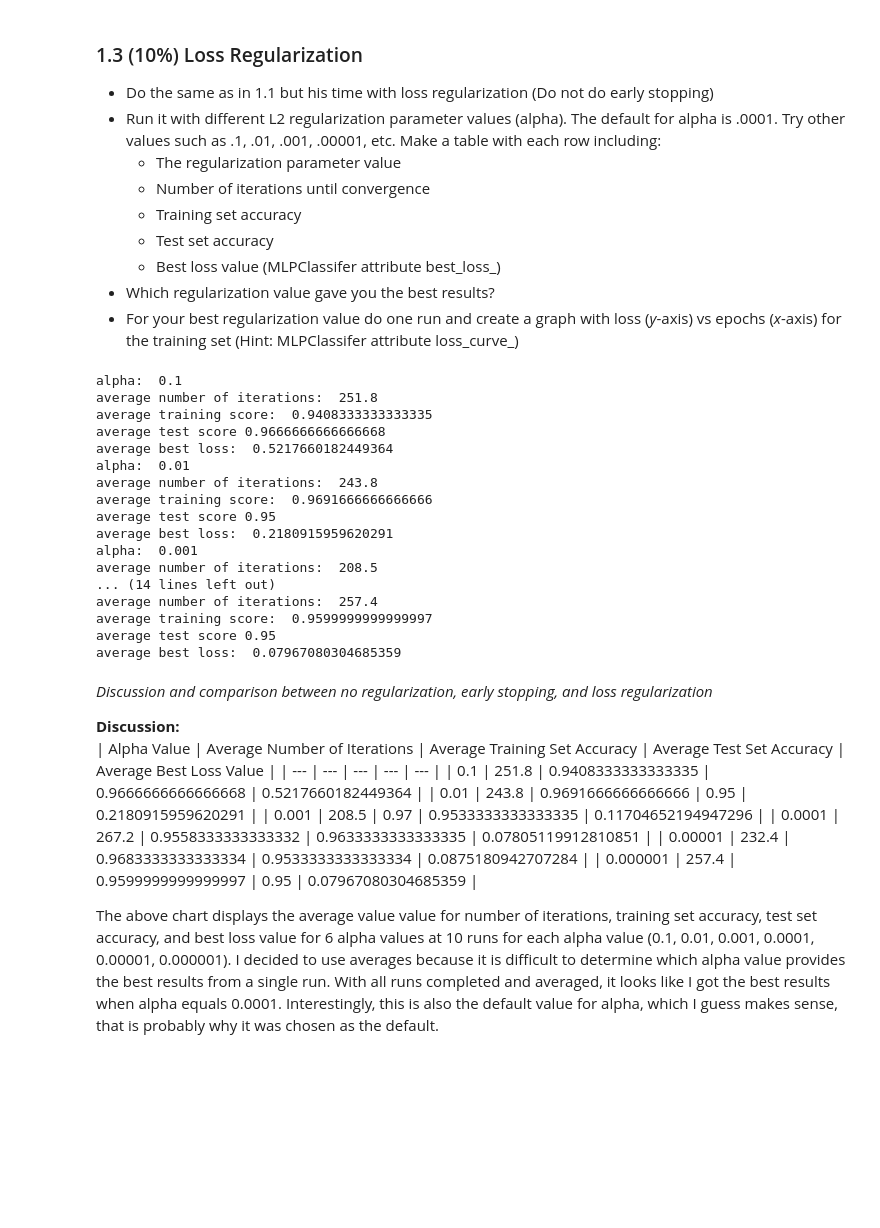
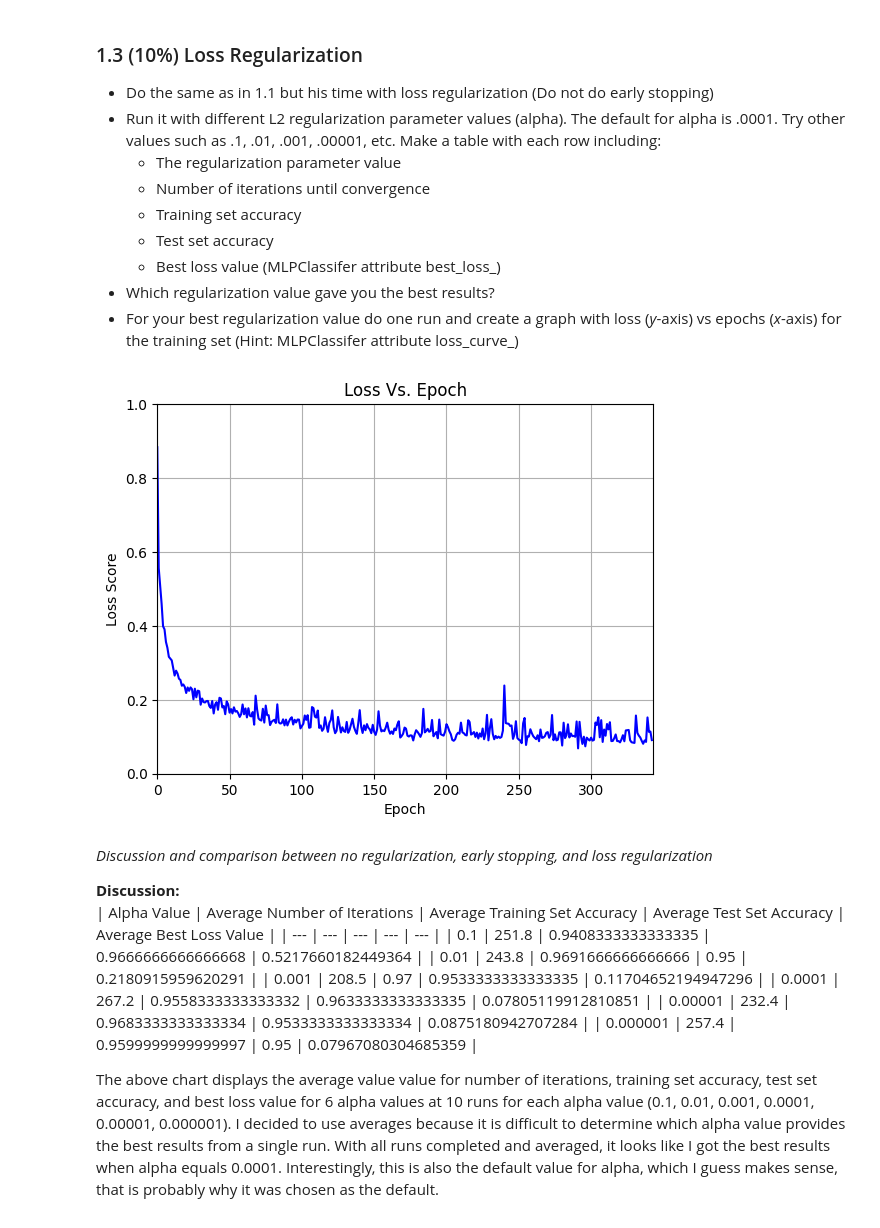
Before and after one commit to tchild1/CS-270-Intro-to-Machine-Learning, a Jupyter notebook: backpropagation/Backpropagation Lab.ipynb, the cells around one changed output. Cells and saved outputs as stored; diff of their text form; code cells hidden in the pictures; blank space fills up the shorter version.

Commit message:
another chart

```diff
--- a/backpropagation/Backpropagation Lab.ipynb
+++ b/backpropagation/Backpropagation Lab.ipynb
@@ -189,6 +190,8 @@ from sklearn.preprocessing import LabelEncoder
 from scipy.io import arff
 from sklearn.neural_network import MLPClassifier
 import pandas as pd
+import numpy as np
+import matplotlib.pyplot as plt
 
 # get data
 irisData = arff.loadarff('iris.arff')
@@ -204,51 +207,61 @@ X = irisLabelsEncoded[['sepallength', 'sepalwidth', 'petallength', 'petalwidth']
 y = irisLabelsEncoded['class']
 
 # split data
 X_train, X_test, y_train, y_test = train_test_split(X, y, test_size=0.2, train_size=0.8)
 
 alphaValues = [0.1, 0.01, 0.001, 0.0001, 0.00001, 0.000001]
 for alpha in alphaValues:
-
+    break
     numOfIterations = []
     trainingScore = []
     testScore = []
     bestLosses = []
 
     for run in range(10):
         clf = MLPClassifier(hidden_layer_sizes=[64], activation='logistic', solver='sgd', alpha=alpha, batch_size=1, learning_rate_init=0.01, shuffle=True, momentum=0, n_iter_no_change=50, max_iter=1000)
 
         # train model
         clf.fit(X_train, y_train)
 
         numOfIterations.append(clf.n_iter_)
         trainingScore.append(clf.score(X_train, y_train))
         testScore.append(clf.score(X_test, y_test))
         bestLosses.append(clf.best_loss_)
 
     # output model info
     print('alpha: ', alpha)
     print('average number of iterations: ', sum(numOfIterations)/len(numOfIterations))
     print('average training score: ', sum(trainingScore)/len(trainingScore))
     print('average test score', sum(testScore)/len(testScore))
     print('average best loss: ', sum(bestLosses)/len(bestLosses))
+
+
+
+clf = MLPClassifier(hidden_layer_sizes=[64], activation='logistic', solver='sgd', alpha=0.0001, batch_size=1, learning_rate_init=0.01, shuffle=True, momentum=0, n_iter_no_change=50, max_iter=1000)
+clf.fit(X_train, y_train)
+clf.score(X_test, y_test)
+
+# create a list of points for the line to pass through
+points = []
+for index in range(len(clf.loss_curve_)):
+    points.append([index, clf.loss_curve_[index]])
+
+data = np.array(points)
+
+# Create a plot of data
+plt.xlim(0,len(data))
+plt.ylim(0,1)
+plt.plot(data[:, 0], data[:, 1], linestyle='-', color='blue')
+
+# Plot the learned separator.  We just made up the slope and intercept for this example. You need to calculate
+# the correct slope and intercept using your learned weights and bias.
+plt.title('Loss Vs. Epoch')
+plt.xlabel('Epoch')
+plt.ylabel('Loss Score')
+plt.grid()
+plt.show()
 # %% [output]
-alpha:  0.1
-average number of iterations:  251.8
-average training score:  0.9408333333333335
-average test score 0.9666666666666668
-average best loss:  0.5217660182449364
-alpha:  0.01
-average number of iterations:  243.8
-average training score:  0.9691666666666666
-average test score 0.95
-average best loss:  0.2180915959620291
-alpha:  0.001
-average number of iterations:  208.5
-... (14 lines left out)
-average number of iterations:  257.4
-average training score:  0.9599999999999997
-average test score 0.95
-average best loss:  0.07967080304685359
+[figure, added]
 # %% [markdown]
 *Discussion and comparison between no regularization, early stopping, and loss regularization*
 
```
Also changed, not shown: parts of 1 cell of this notebook.
